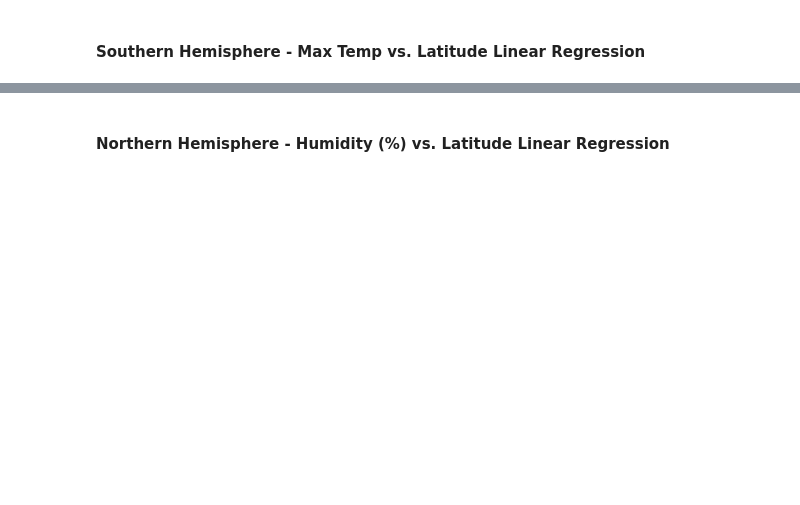
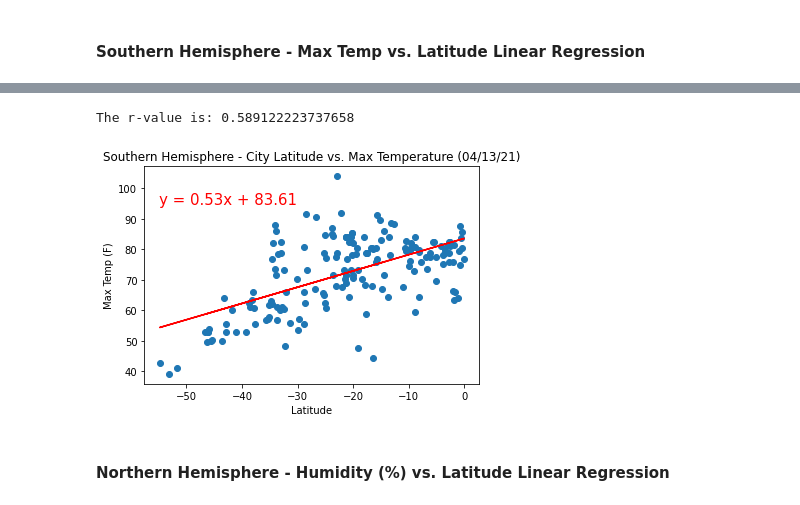
Before and after one commit to SyFlores/python-api-challenge, a Jupyter notebook: WeatherPy/WeatherPy.ipynb, the cells around one changed output, grey strips where cells are left out. Cells and saved outputs as stored; diff of their text form; code cells hidden in the pictures; blank space fills up the shorter version.

```diff
--- a/WeatherPy/WeatherPy.ipynb
+++ b/WeatherPy/WeatherPy.ipynb
@@ -252,2 +284,19 @@ The r-value is: 0.6082708688906918
+# %%
+(slope, intercept, rvalue, pvalue, stderr) = linregress(south_lat, south_temp)
+regress_values = south_lat * slope + intercept
+line_eq = "y = " + str(round(slope,2)) + "x + " + str(round(intercept,2))
+
+print(f"The r-value is: {rvalue}")
+
+plt.scatter(south_lat, south_temp)
+plt.plot(south_lat, regress_values,"r-")
+plt.annotate(line_eq, (-55, 95), fontsize = 15, color = "red")
+plt.title("Southern Hemisphere - City Latitude vs. Max Temperature (04/13/21)")
+plt.xlabel("Latitude")
+plt.ylabel("Max Temp (F)")
+plt.show();
+# %% [output]
+The r-value is: 0.589122223737658
+[figure, added]
 # %% [markdown]
 ####  Northern Hemisphere - Humidity (%) vs. Latitude Linear Regression
```
Also changed, not shown: parts of 20 cells of this notebook.
